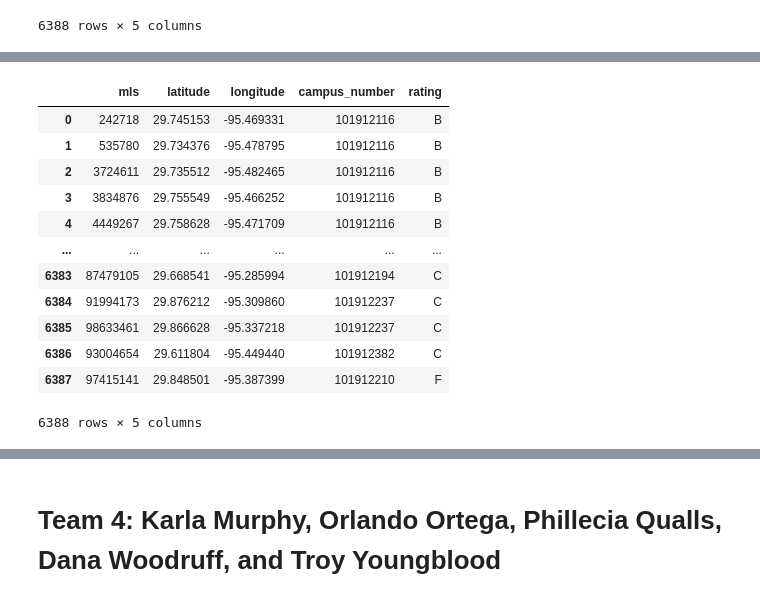
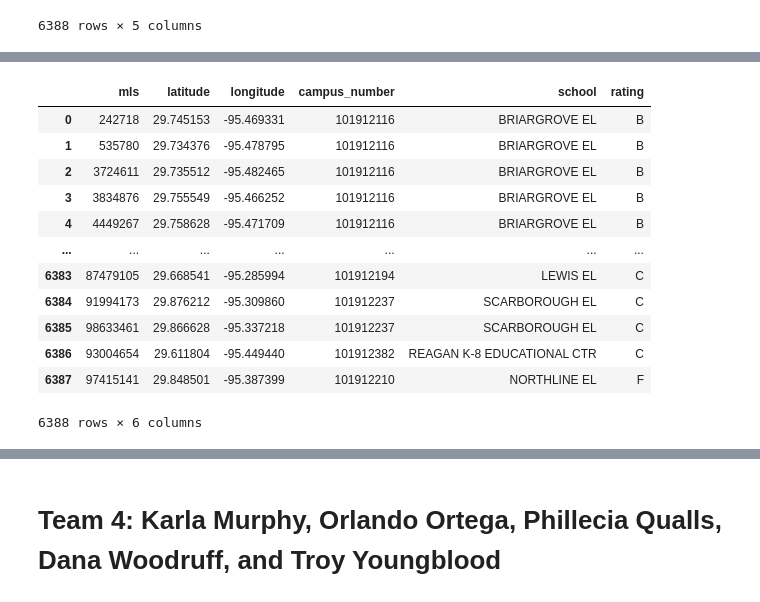
Before and after one commit to ortegaorlando2/Project-2, a Jupyter notebook: Main/heatmap.ipynb, the cells around one changed output, grey strips where cells are left out. Cells and saved outputs as stored; diff of their text form; code cells hidden in the pictures.

Commit message:
updated heatmap and 404 html and css

```diff
--- a/Main/heatmap.ipynb
+++ b/Main/heatmap.ipynb
@@ -527,9 +527,10 @@ heatmap_df
 # %%
 # Merge to reconnect mls
 
-heatmap_df=pd.merge(heatmap_df,junction_df,on = "mls")
+heatmap_df=pd.merge(heatmap_df,raw_junction,on = "mls")
+heatmap_df = heatmap_df.drop(['school'], axis =1)
 
-heatmap_df.drop_duplicates(subset=['mls'])
+heatmap_df.drop_duplicates(subset=['mls','campus_number'])
 
 heatmap_df
 # %% [output]
@@ -548,6 +549,8 @@ heatmap_df
 6388 rows × 5 columns
 # %%
 # Merge to reconnect mls
+heatmap_df['campus_number'] = heatmap_df['campus_number'].astype(str)
+school_name_df2['campus_number'] = school_name_df2['campus_number'].astype(str)
 
 heatmap_df=pd.merge(heatmap_df,school_name_df2,on = "campus_number")
 
@@ -569,21 +577,21 @@ heatmap_df
 # %%
-school_heatmap_df = heatmap_df.drop(['full_address', 'school', 'district','yrs_unacceptable','year'], axis =1)
+school_heatmap_df = heatmap_df.drop(['full_address', 'district','yrs_unacceptable','year'], axis =1)
 
 # Writing to clean csv for heatmap
 school_heatmap_df.to_csv("../Resources/heatmap.csv", index = False)
 
 school_heatmap_df
 # %% [output]
-|  | mls | latitude | longitude | campus_number | rating |
-| 0 | 242718 | 29.745153 | -95.469331 | 101912116 | B |
-| 1 | 535780 | 29.734376 | -95.478795 | 101912116 | B |
-| 2 | 3724611 | 29.735512 | -95.482465 | 101912116 | B |
-| 3 | 3834876 | 29.755549 | -95.466252 | 101912116 | B |
-| 4 | 4449267 | 29.758628 | -95.471709 | 101912116 | B |
-| ... | ... | ... | ... | ... | ... |
-| 6383 | 87479105 | 29.668541 | -95.285994 | 101912194 | C |
-| 6384 | 91994173 | 29.876212 | -95.309860 | 101912237 | C |
-| 6385 | 98633461 | 29.866628 | -95.337218 | 101912237 | C |
-| 6386 | 93004654 | 29.611804 | -95.449440 | 101912382 | C |
-| 6387 | 97415141 | 29.848501 | -95.387399 | 101912210 | F |
+|  | mls | latitude | longitude | campus_number | school | rating |
+| 0 | 242718 | 29.745153 | -95.469331 | 101912116 | BRIARGROVE EL | B |
+| 1 | 535780 | 29.734376 | -95.478795 | 101912116 | BRIARGROVE EL | B |
+| 2 | 3724611 | 29.735512 | -95.482465 | 101912116 | BRIARGROVE EL | B |
+| 3 | 3834876 | 29.755549 | -95.466252 | 101912116 | BRIARGROVE EL | B |
+| 4 | 4449267 | 29.758628 | -95.471709 | 101912116 | BRIARGROVE EL | B |
+| ... | ... | ... | ... | ... | ... | ... |
+| 6383 | 87479105 | 29.668541 | -95.285994 | 101912194 | LEWIS EL | C |
+| 6384 | 91994173 | 29.876212 | -95.309860 | 101912237 | SCARBOROUGH EL | C |
+| 6385 | 98633461 | 29.866628 | -95.337218 | 101912237 | SCARBOROUGH EL | C |
+| 6386 | 93004654 | 29.611804 | -95.449440 | 101912382 | REAGAN K-8 EDUCATIONAL CTR | C |
+| 6387 | 97415141 | 29.848501 | -95.387399 | 101912210 | NORTHLINE EL | F |
-6388 rows × 5 columns
+6388 rows × 6 columns
```
Also changed, not shown: parts of 3 cells of this notebook, 2 other files.
